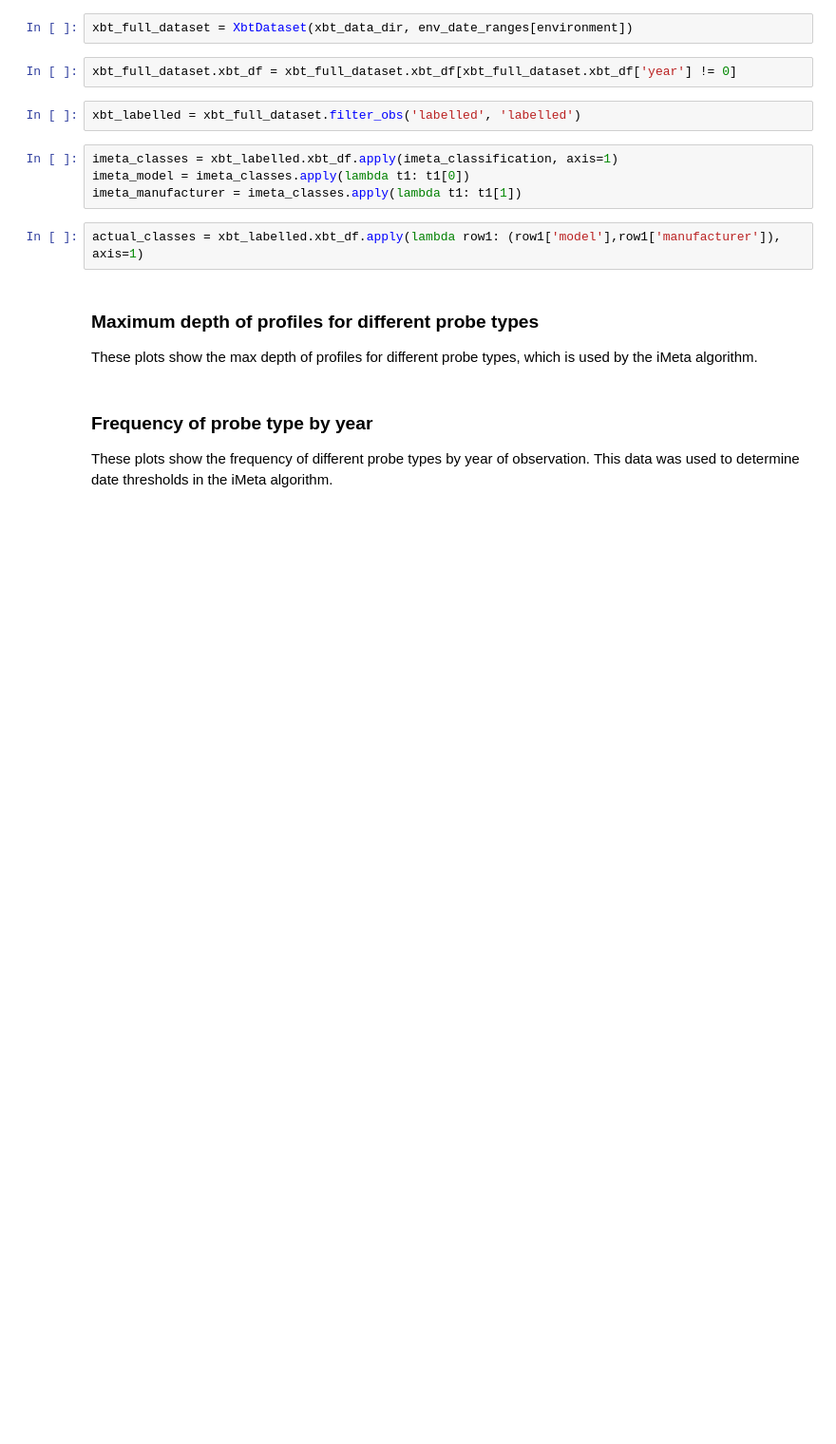
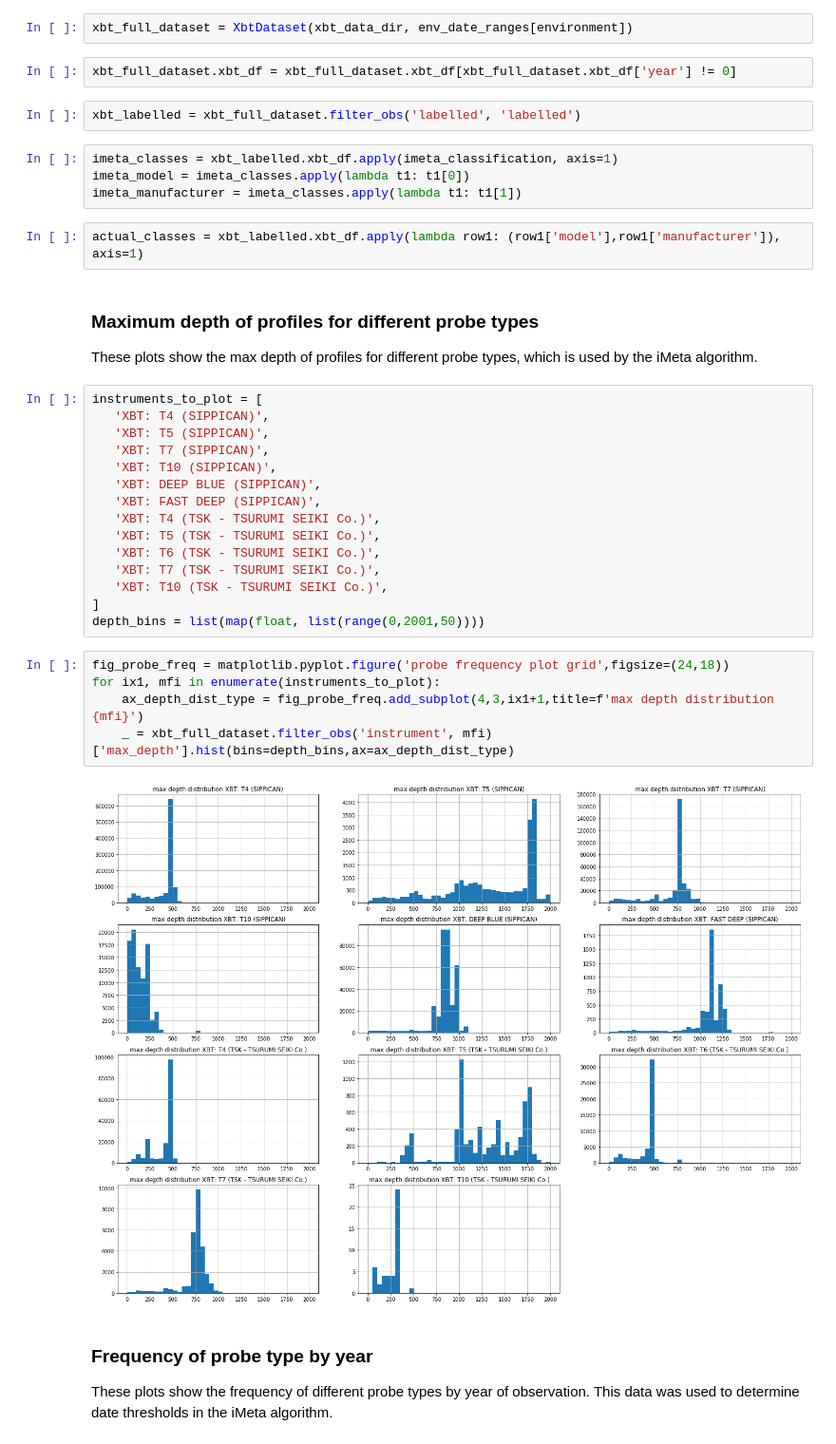
Before and after one commit to MetOffice/XBTs_classification, a Jupyter notebook: classification/imeta_demo.ipynb, the cells around one changed output. Shown at 95% size. Cells and saved outputs as stored; diff of their text form; blank space fills up the shorter version.

Commit message:
#11 creating further plots from imeta paper.

```diff
--- a/classification/imeta_demo.ipynb
+++ b/classification/imeta_demo.ipynb
@@ -63,6 +63,28 @@ actual_classes = xbt_labelled.xbt_df.apply(lambda row1: (row1['model'],row1['man
 # %% [markdown]
 ### Maximum depth of profiles for different probe types
 These plots show the max depth of profiles for different probe types, which is used by the iMeta algorithm.
+# %%
+instruments_to_plot = [
+   'XBT: T4 (SIPPICAN)',
+   'XBT: T5 (SIPPICAN)',
+   'XBT: T7 (SIPPICAN)',
+   'XBT: T10 (SIPPICAN)',
+   'XBT: DEEP BLUE (SIPPICAN)',
+   'XBT: FAST DEEP (SIPPICAN)',
+   'XBT: T4 (TSK - TSURUMI SEIKI Co.)',
+   'XBT: T5 (TSK - TSURUMI SEIKI Co.)',
+   'XBT: T6 (TSK - TSURUMI SEIKI Co.)',
+   'XBT: T7 (TSK - TSURUMI SEIKI Co.)',
+   'XBT: T10 (TSK - TSURUMI SEIKI Co.)',
+]
+depth_bins = list(map(float, list(range(0,2001,50))))
+# %%
+fig_probe_freq = matplotlib.pyplot.figure('probe frequency plot grid',figsize=(24,18))
+for ix1, mfi in enumerate(instruments_to_plot):
+    ax_depth_dist_type = fig_probe_freq.add_subplot(4,3,ix1+1,title=f'max depth distribution {mfi}')
+    _ = xbt_full_dataset.filter_obs('instrument', mfi)['max_depth'].hist(bins=depth_bins,ax=ax_depth_dist_type)
+# %% [output]
+[figure, added]
 # %% [markdown]
 ### Frequency of probe type by year
 These plots show the frequency of different probe types by year of observation. This data was used to determine date thresholds in the iMeta algorithm.
```
Also changed, not shown: parts of 3 cells of this notebook.
